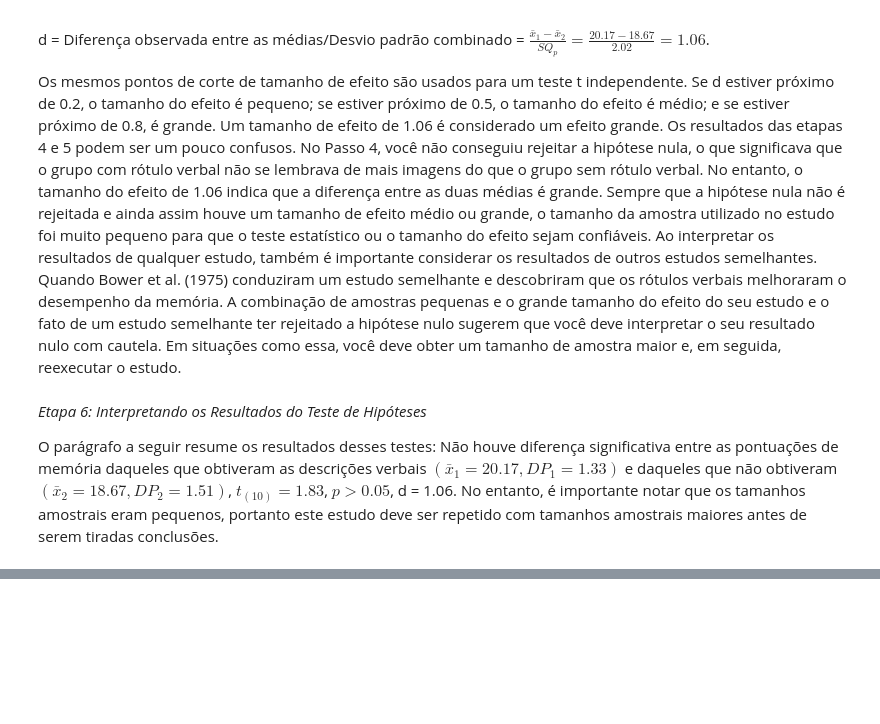
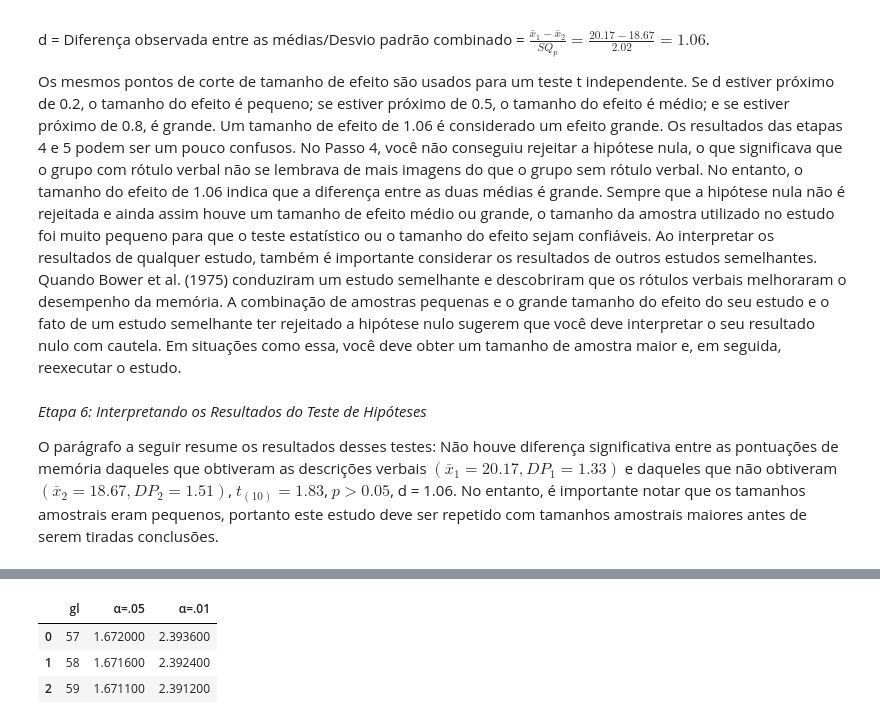
Before and after one commit to ridasilva/bioestatistica, a Jupyter notebook: capitulos/chap10/chap10.ipynb, the cells around one changed output, grey strips where cells are left out. Drawn from its saved outputs; the diff is of its cells as text; code cells hidden in the pictures; blank space fills up the shorter version.

```diff
--- a/capitulos/chap10/chap10.ipynb
+++ b/capitulos/chap10/chap10.ipynb
@@ -184,0 +224,20 @@ display_quiz("question10.json")
+# %%
+# HIDE CODE
+import pandas as pd
+import numpy as np
+from scipy import stats
+
+gls = [57, 58, 59]
+a05 = [round(-stats.t(x).ppf(0.05), 4) for x in gls]
+a01 = [round(-stats.t(x).ppf(0.01), 4) for x in gls]
+
+df = pd.DataFrame(zip(gls, a05, a01), columns=['gl', r'α=.05', r'α=.01'])
+
+color = (df.iloc[:,1] == df.loc[1,r'α=.05']).map({True: 'background-color: yellow', False: ''})
+
+df.style.apply(lambda s: color)
+# %% [output]
+|  | gl | α=.05 | α=.01 |
+| 0 | 57 | 1.672000 | 2.393600 |
+| 1 | 58 | 1.671600 | 2.392400 |
+| 2 | 59 | 1.671100 | 2.391200 |
```
Also changed, not shown: parts of 16 cells of this notebook, 6 other files.
